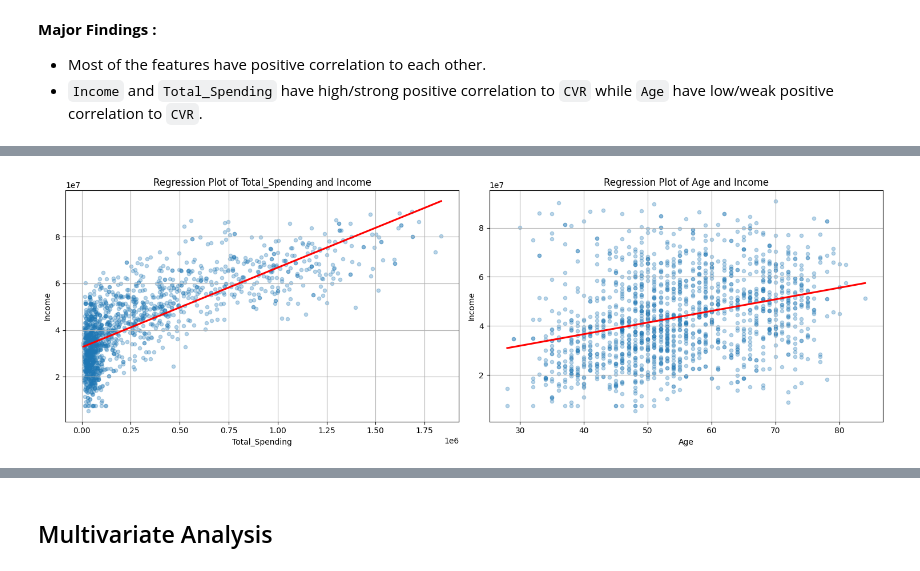
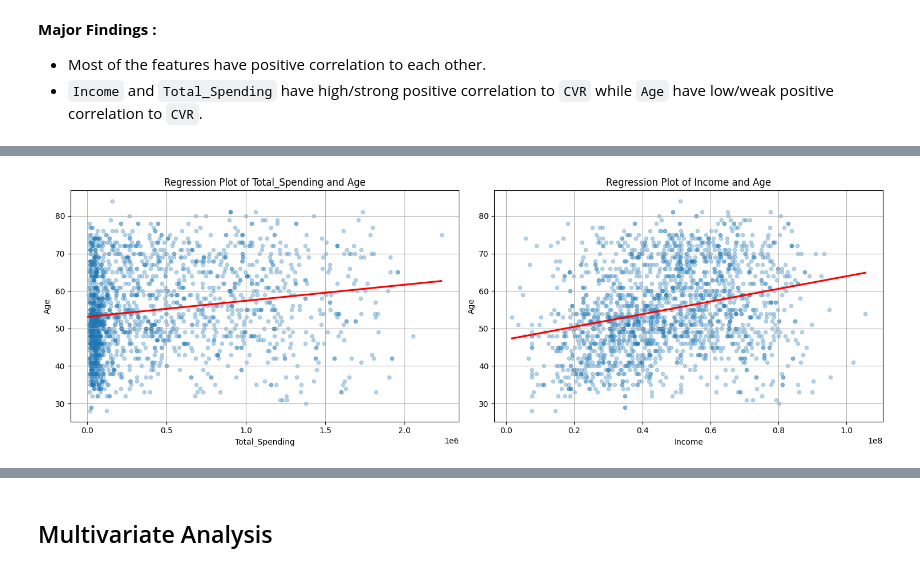
Before and after one commit to mcikalmerdeka/Predict-Customer-Personality-to-Boost-Marketing-Campaign-by-Using-Machine-Learning, a Jupyter notebook: Customer Personality Prediction Code.ipynb, the cells around one changed output, grey strips where cells are left out. Drawn from its saved outputs; the diff is of its cells as text; code cells hidden in the pictures.

```diff
--- a/Customer Personality Prediction Code.ipynb
+++ b/Customer Personality Prediction Code.ipynb
@@ -873,17 +898,17 @@ plt.show()
 # %%
-# Regplot of Income vs Total Spending and Age
+# Regplot of Age vs Total Spending and Income
 
-included_col = ['Total_Spending', 'Age']
+included_col = ['Total_Spending', 'Income']
 
 fig, ax = plt.subplots(nrows=1, ncols=2, figsize=(15, 5))
 ax = ax.flatten()
 
 for i in range(len(included_col)):
-    sns.regplot(data=df_filtered_outliers, ax=ax[i], x=included_col[i], y='Income', scatter_kws={'s':20, 'alpha':0.3}, line_kws={'color':'red'}, ci=False)
-    ax[i].set_title(f'Regression Plot of {included_col[i]} and Income')
+    sns.regplot(data=df_filtered_outliers, ax=ax[i], x=included_col[i], y='Age', scatter_kws={'s':20, 'alpha':0.3}, line_kws={'color':'red'}, ci=False)
+    ax[i].set_title(f'Regression Plot of {included_col[i]} and Age')
     ax[i].grid(True)
 
 plt.tight_layout()
 plt.show()
 # %% [output]
-[figure, old version]
+[figure, new version]
```
Also changed, not shown: parts of 17 cells of this notebook.
